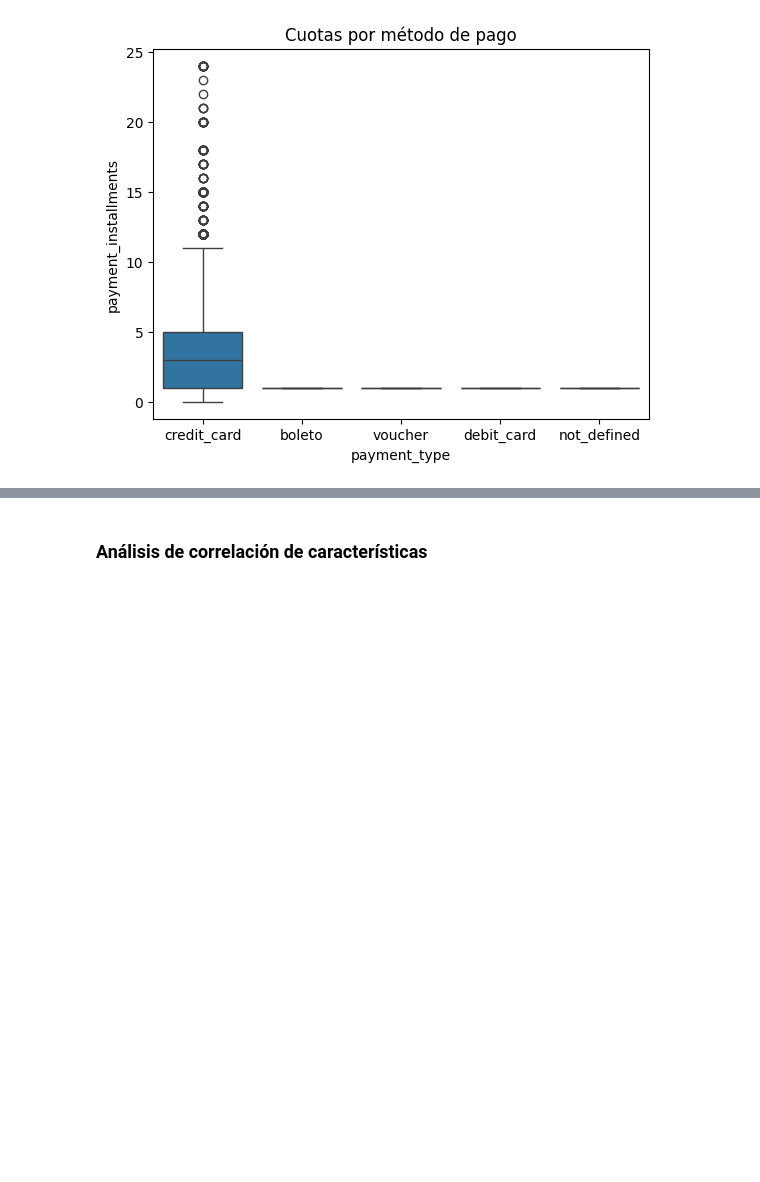
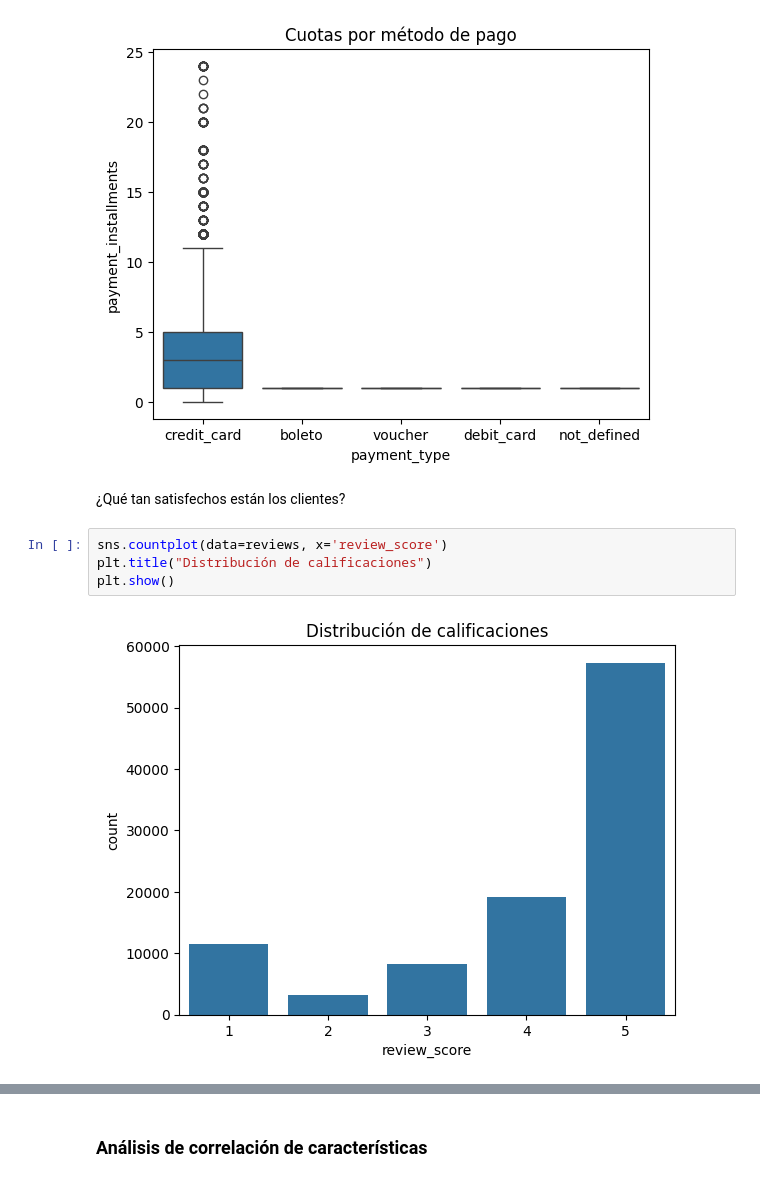
Before and after one commit to JoaquinCampos22155/proyecto3_Mineria, a Jupyter notebook: reporteEDA_copy.ipynb, the cells around one changed output, grey strips where cells are left out. Drawn from its saved outputs; the diff is of its cells as text; blank space fills up the shorter version.

```diff
--- a/reporteEDA_copy.ipynb
+++ b/reporteEDA_copy.ipynb
@@ -500,3 +500,11 @@ plt.title("Cuotas por método de pago")
 plt.show()
 # %% [output]
 [figure]
+# %% [markdown]
+¿Qué tan satisfechos están los clientes?
+# %%
+sns.countplot(data=reviews, x='review_score')
+plt.title("Distribución de calificaciones")
+plt.show()
+# %% [output]
+[figure, added]
```
Also changed, not shown: parts of 17 cells of this notebook.
